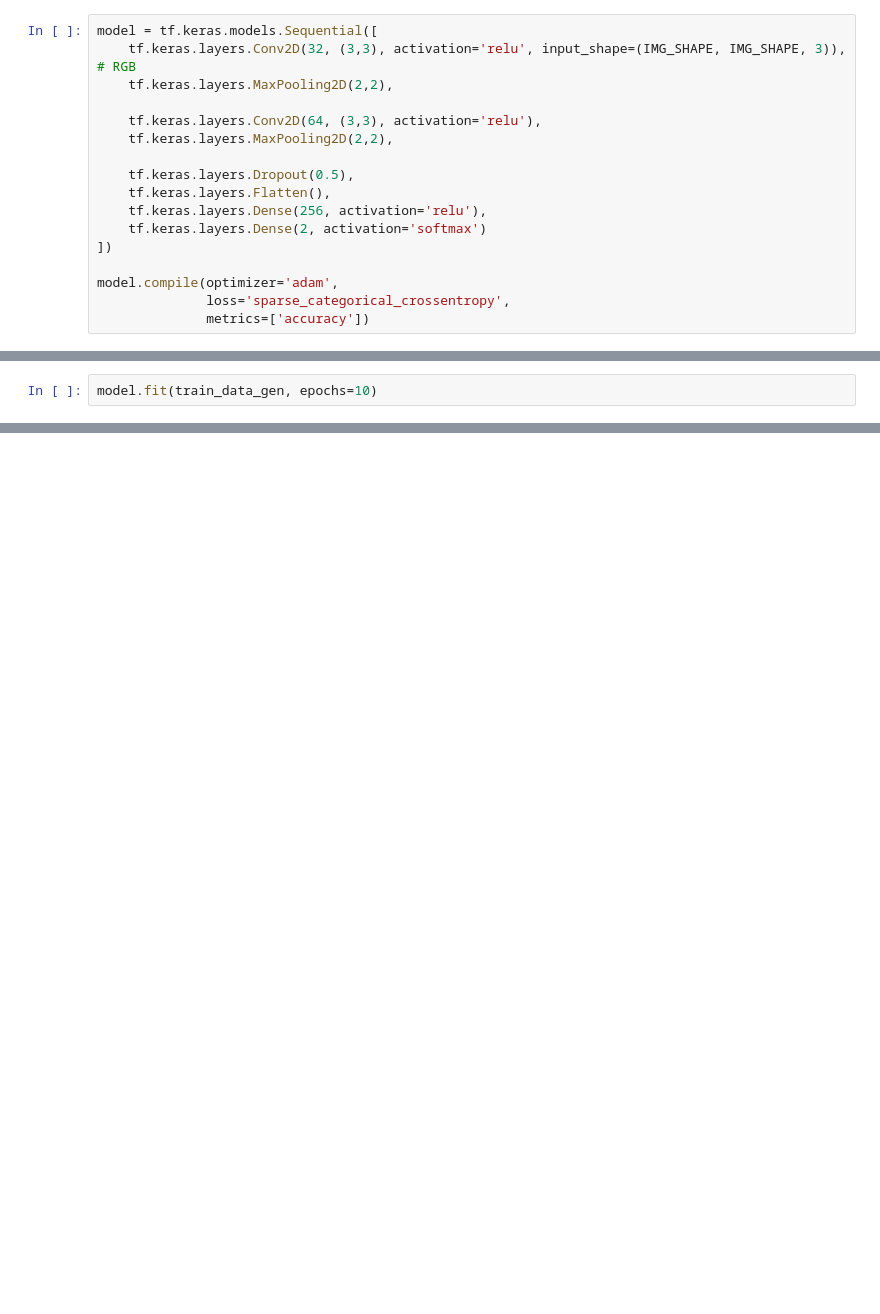
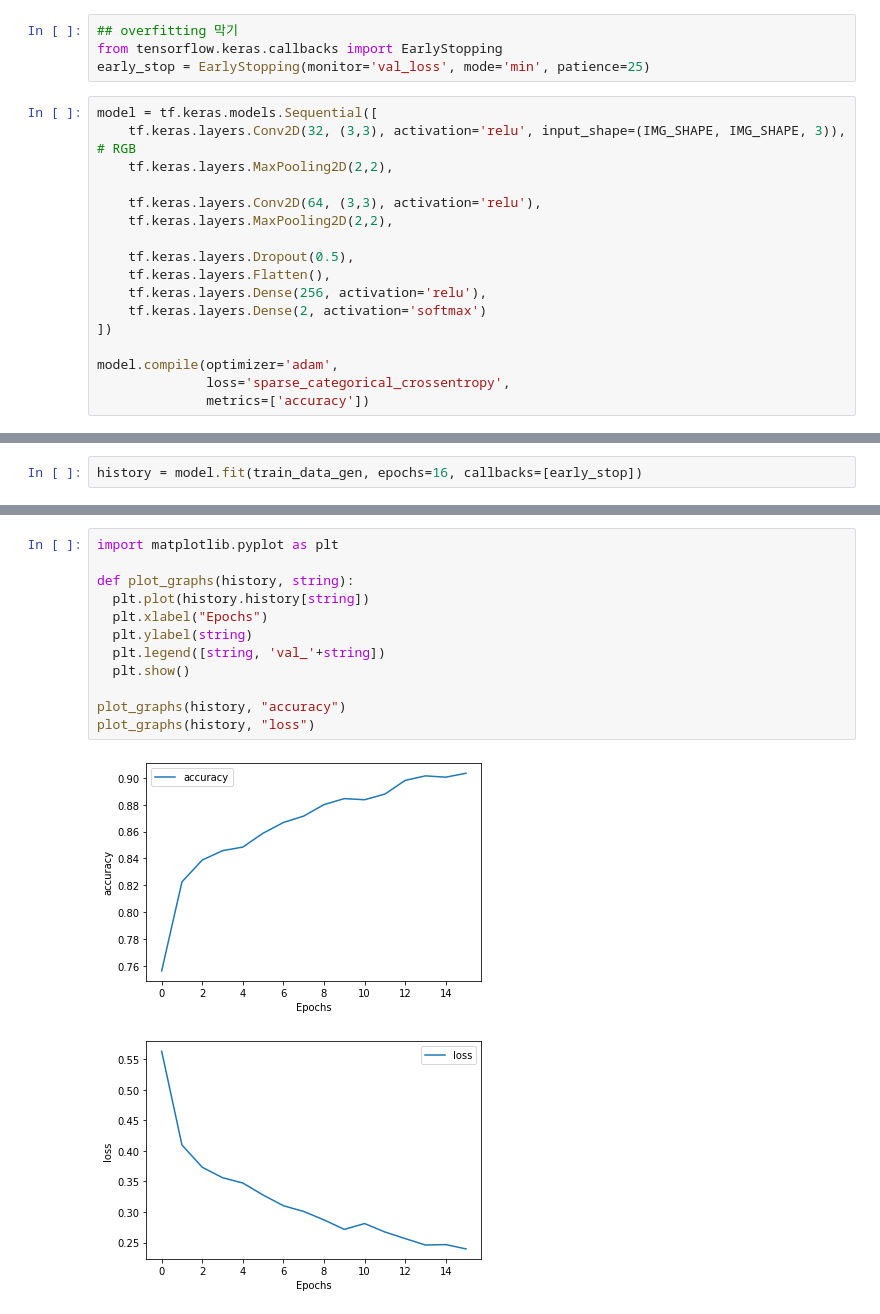
Before and after one commit to justakim12/projects_with_machine_learning, a Jupyter notebook: Detection_of_Masks.ipynb, the cells around one changed output, grey strips where cells are left out. Drawn from its saved outputs; the diff is of its cells as text; blank space fills up the shorter version.

```diff
--- a/Detection_of_Masks.ipynb
+++ b/Detection_of_Masks.ipynb
@@ -94,5 +118,9 @@ plotImages(images)
 # %% [markdown]
 ## Train Model
+# %%
+## overfitting 막기
+from tensorflow.keras.callbacks import EarlyStopping
+early_stop = EarlyStopping(monitor='val_loss', mode='min', patience=25)
 # %%
 model = tf.keras.models.Sequential([
     tf.keras.layers.Conv2D(32, (3,3), activation='relu', input_shape=(IMG_SHAPE, IMG_SHAPE, 3)), # RGB
@@ -131,5 +159,5 @@ Trainable params: 21,253,826
 Non-trainable params: 0
 _________________________________________________________________
 # %%
-model.fit(train_data_gen, epochs=10)
+history = model.fit(train_data_gen, epochs=16, callbacks=[early_stop])
 # %% [output]
@@ -185,0 +187,15 @@ model.evaluate(val_data_gen)
+# %%
+import matplotlib.pyplot as plt
+
+def plot_graphs(history, string):
+  plt.plot(history.history[string])
+  plt.xlabel("Epochs")
+  plt.ylabel(string)
+  plt.legend([string, 'val_'+string])
+  plt.show()
+
+plot_graphs(history, "accuracy")
+plot_graphs(history, "loss")
+# %% [output]
+[figure, added]
+[figure, added]
```
Also changed, not shown: parts of 12 cells of this notebook.
